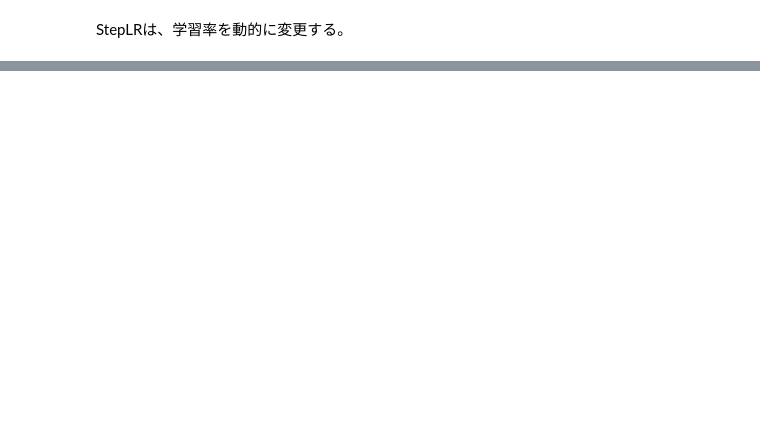
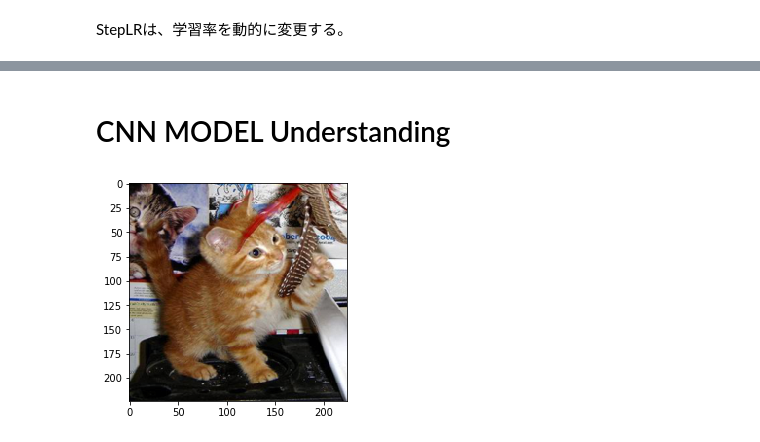
Before and after one commit to k-washi/GoogleColab_ML, a Jupyter notebook: DeepNN_test.ipynb, the cells around one changed output, grey strips where cells are left out. Cells and saved outputs as stored; diff of their text form; code cells hidden in the pictures; blank space fills up the shorter version.

```diff
--- a/DeepNN_test.ipynb
+++ b/DeepNN_test.ipynb
@@ -338,0 +459,9 @@ Best val Acc: 0.996000
+# %% [markdown]
+# CNN MODEL Understanding
+# %%
+train_data_loader = torch.utils.data.DataLoader(train,batch_size=32,num_workers=3,shuffle=False)
+img,label = next(iter(train_data_loader))
+# %%
+imshow(img[10])
+# %% [output]
+[figure, added]
```
Also changed, not shown: parts of 30 cells of this notebook.
